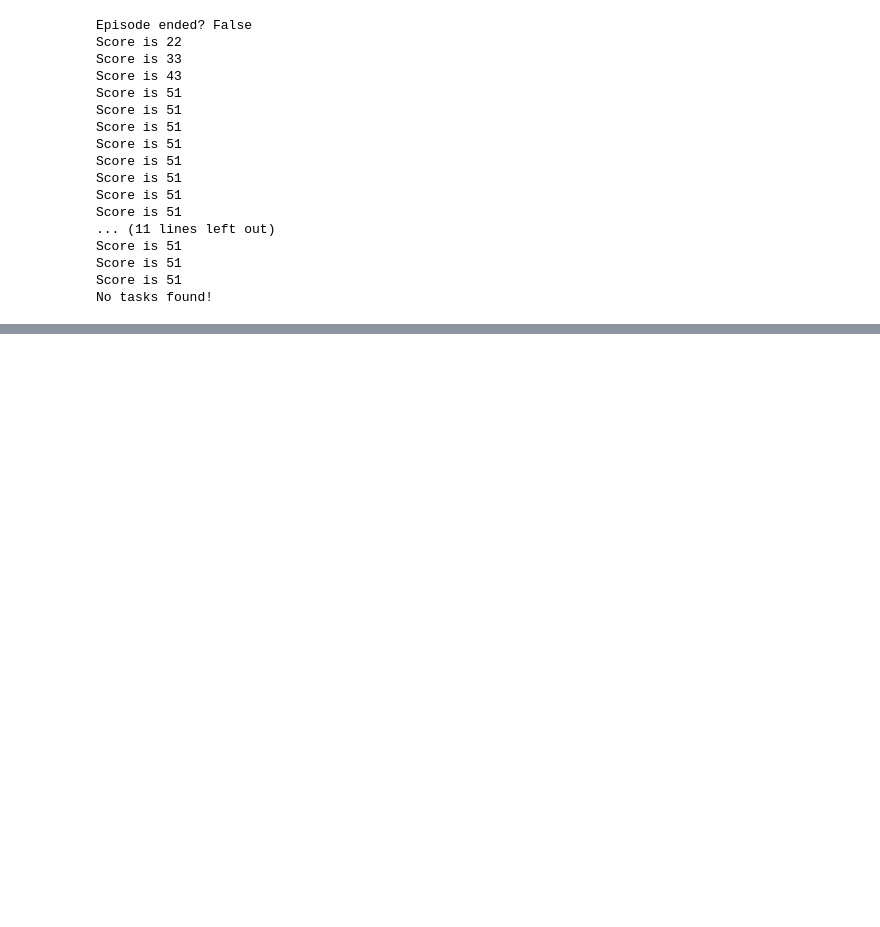
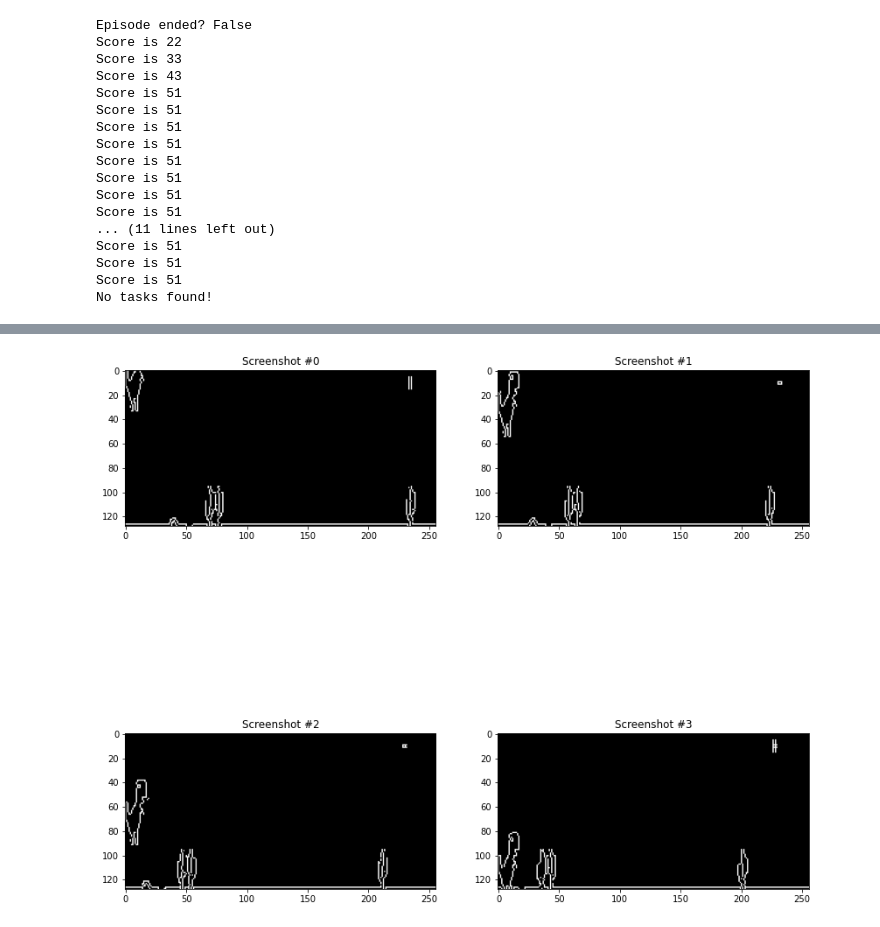
Before and after one commit to HarshitBSharma/AIPlaysDino, a Jupyter notebook: DinoDQN_v2.ipynb, the cells around one changed output, grey strips where cells are left out. Saved outputs shown, nothing was run; the diff lists cells and outputs as text; code cells hidden in the pictures; blank space fills up the shorter version.

```diff
--- a/DinoDQN_v2.ipynb
+++ b/DinoDQN_v2.ipynb
@@ -468,0 +458,4 @@ print(models['epsilon'])
+# %%
+env.view_screenshots(replay_memory[3][3].cpu())
+# %% [output]
+[figure, added]
```
Also changed, not shown: parts of 18 cells of this notebook.
